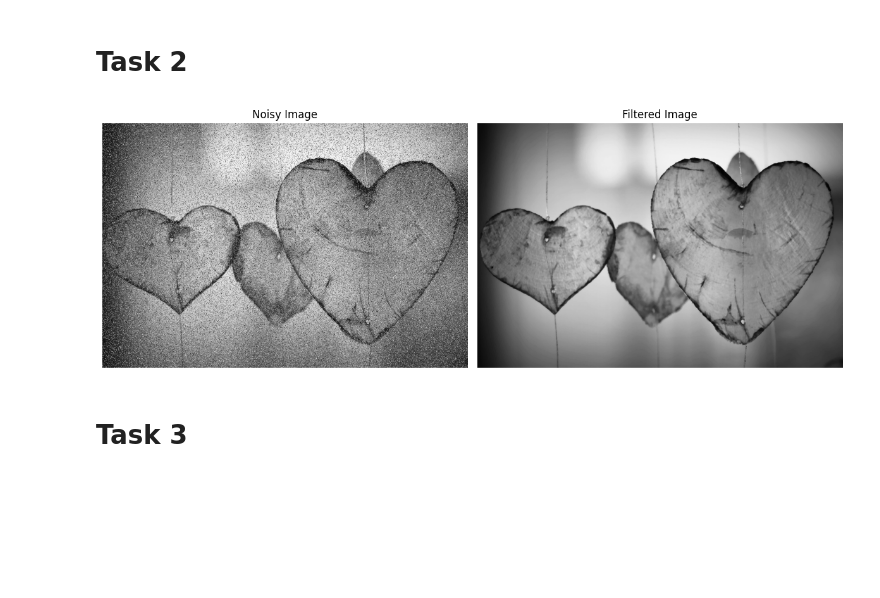
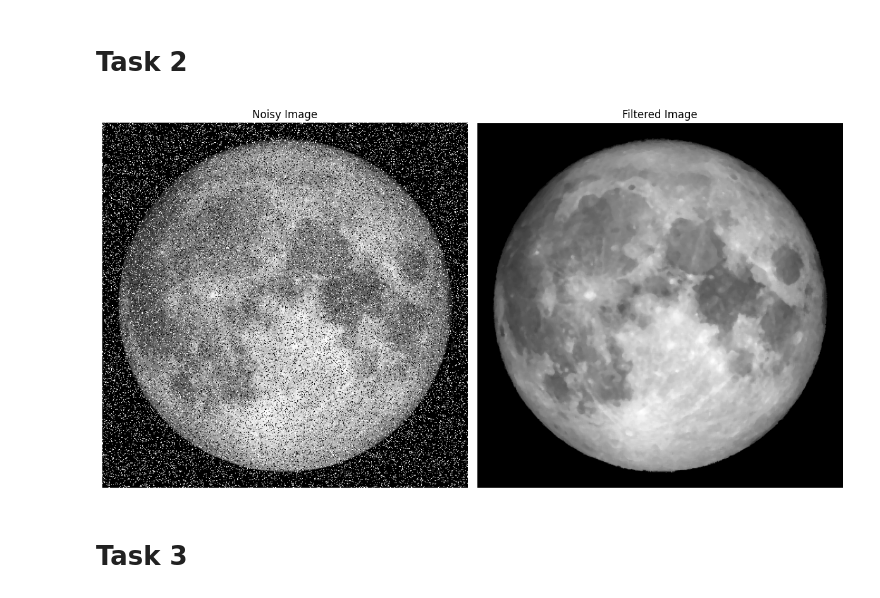
Before and after one commit to Abdullah-Khalil123/DIP-LAB, a Jupyter notebook: DIP Lab 8/code.ipynb, the cells around one changed output. Drawn from its saved outputs; the diff is of its cells as text; code cells hidden in the pictures; blank space fills up the shorter version.

```diff
--- a/DIP Lab 8/code.ipynb
+++ b/DIP Lab 8/code.ipynb
@@ -29,31 +29,31 @@ plt.show()
 # %%
 import cv2
 import numpy as np
 from skimage.util import random_noise
 from skimage.filters.rank import median
 from skimage.morphology import square
 import matplotlib.pyplot as plt
 
-img = cv2.imread("img.jpg", cv2.IMREAD_GRAYSCALE)
+img = cv2.imread("moon.png", cv2.IMREAD_GRAYSCALE)
 noisy_img = random_noise(img, mode="s&p", amount=0.2)
 noisy_img = (noisy_img * 255).astype(np.uint8)
 filtered_img = median(noisy_img, square(5))
 
 plt.figure(figsize=(12, 8))
 plt.subplot(1, 2, 1)
 plt.imshow(noisy_img, cmap="gray")
 plt.title("Noisy Image")
 plt.axis("off")
 
 plt.subplot(1, 2, 2)
 plt.imshow(filtered_img, cmap="gray")
 plt.title("Filtered Image")
 plt.axis("off")
 
 plt.tight_layout()
 plt.show()
 # %% [output]
-[figure, old version]
+[figure, new version]
 # %% [markdown]
 # Task 3
 # %%
```
Also changed, not shown: 2 other files.
